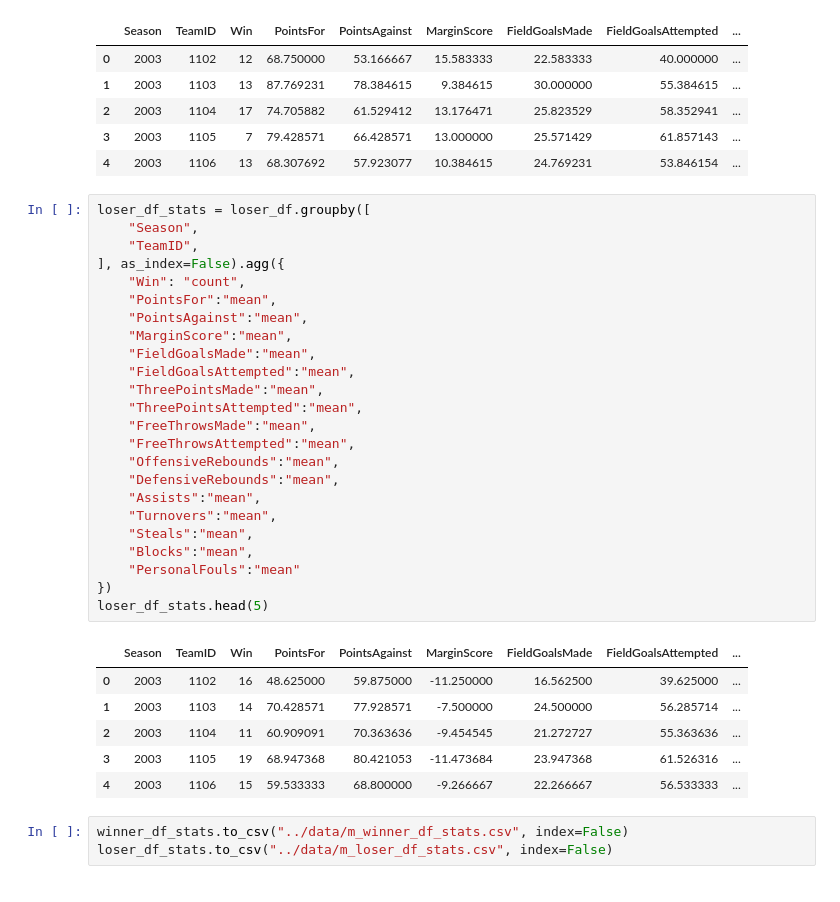
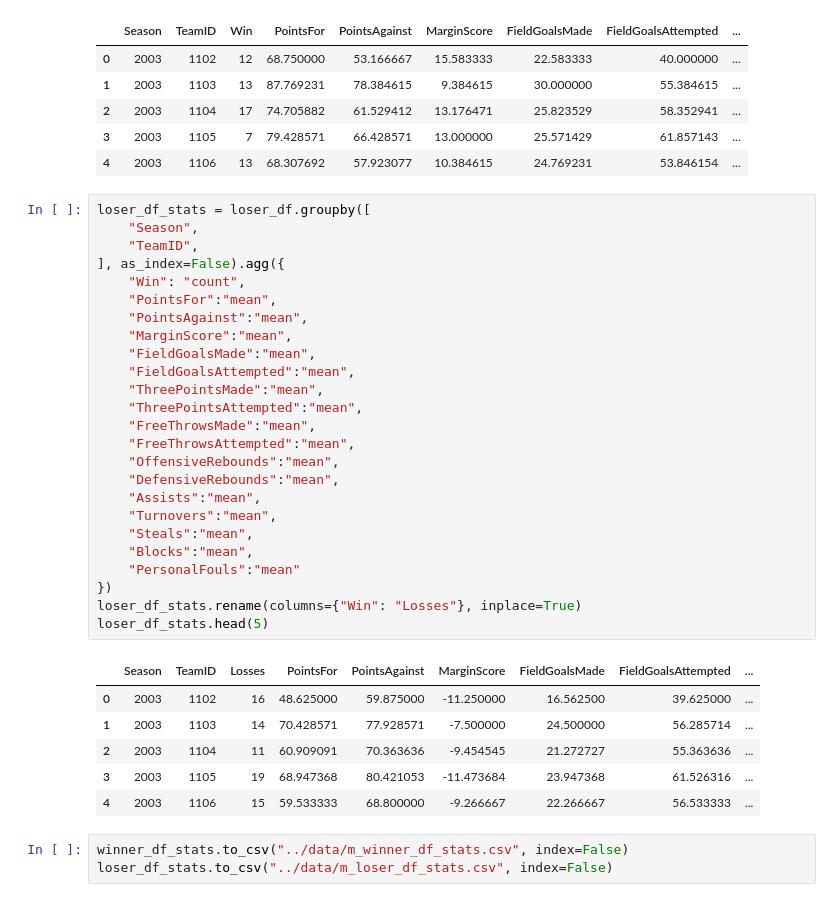
Before and after one commit to Barderus/MarchMadness-Kaggle, a Jupyter notebook: notebooks/EDA.ipynb, the cells around one changed output. Drawn from its saved outputs; the diff is of its cells as text.

```diff
--- a/notebooks/EDA.ipynb
+++ b/notebooks/EDA.ipynb
@@ -217,29 +216,30 @@ winner_df_stats.head(5)
 # %%
 loser_df_stats = loser_df.groupby([
     "Season",
     "TeamID",
 ], as_index=False).agg({
     "Win": "count",
     "PointsFor":"mean",
     "PointsAgainst":"mean",
     "MarginScore":"mean",
     "FieldGoalsMade":"mean",
     "FieldGoalsAttempted":"mean",
     "ThreePointsMade":"mean",
     "ThreePointsAttempted":"mean",
     "FreeThrowsMade":"mean",
     "FreeThrowsAttempted":"mean",
     "OffensiveRebounds":"mean",
     "DefensiveRebounds":"mean",
     "Assists":"mean",
     "Turnovers":"mean",
     "Steals":"mean",
     "Blocks":"mean",
     "PersonalFouls":"mean"
 })
+loser_df_stats.rename(columns={"Win": "Losses"}, inplace=True)
 loser_df_stats.head(5)
 # %% [output]
-|  | Season | TeamID | Win | PointsFor | PointsAgainst | MarginScore | FieldGoalsMade | FieldGoalsAttempted | ... |
+|  | Season | TeamID | Losses | PointsFor | PointsAgainst | MarginScore | FieldGoalsMade | FieldGoalsAttempted | ... |
 | 0 | 2003 | 1102 | 16 | 48.625000 | 59.875000 | -11.250000 | 16.562500 | 39.625000 | ... |
 | 1 | 2003 | 1103 | 14 | 70.428571 | 77.928571 | -7.500000 | 24.500000 | 56.285714 | ... |
 | 2 | 2003 | 1104 | 11 | 60.909091 | 70.363636 | -9.454545 | 21.272727 | 55.363636 | ... |
```
Also changed, not shown: parts of 32 cells of this notebook.
